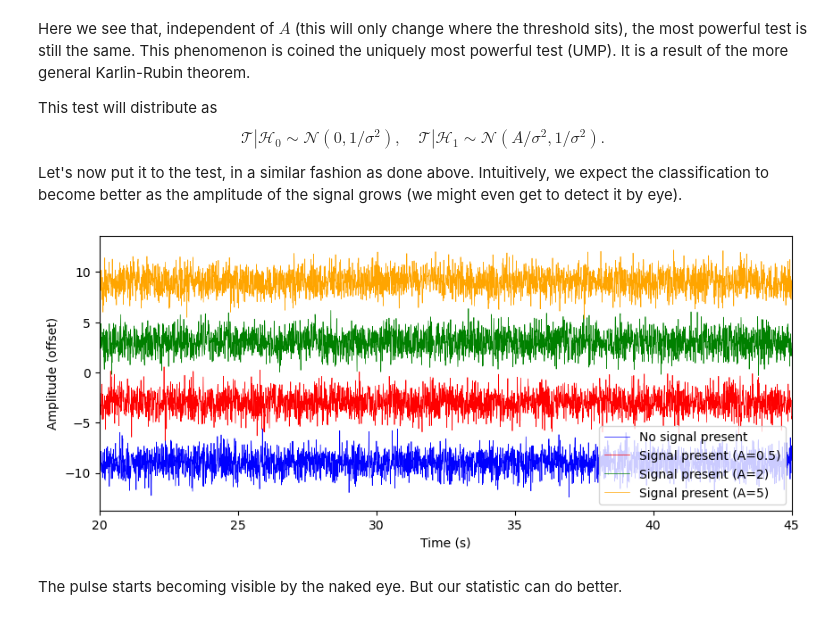
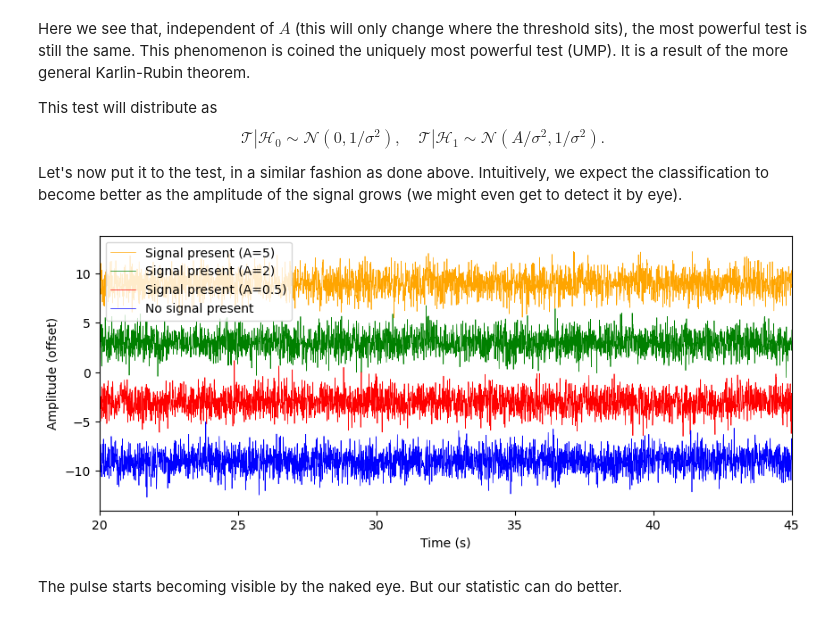
Before and after one commit to sancholp/signal-processing, a Jupyter notebook: 1. signal_detection_basics.ipynb, the cells around one changed output. Saved outputs shown, nothing was run; the diff lists cells and outputs as text; code cells hidden in the pictures.

```diff
--- a/1. signal_detection_basics.ipynb
+++ b/1. signal_detection_basics.ipynb
@@ -260,33 +260,33 @@ Let's now put it to the test, in a similar fashion as done above. Intuitively, w
 # %%
 # Template parameters
 center = 32 * s
 width = 0.5 * s
 h = boxcar_pulse(t_grid, center, width)
 
 # Noise parameters
 sigma = 1
 
 # Simulation parameters
 N_repetitions = 10000
 
 
 d_no_signal = np.random.normal(0, sigma, (N_repetitions, len(t_grid)))
 d_05 = 0.5 * h + np.random.normal(0, sigma, (N_repetitions, len(t_grid)))
 d_2 = 2 * h + np.random.normal(0, sigma, (N_repetitions, len(t_grid)))
 d_5 = 5 * h + np.random.normal(0, sigma, (N_repetitions, len(t_grid)))
 
 plt.figure(figsize=(10, 4))
+plt.plot(t_grid, d_5[0] + 9, label='Signal present (A=5)', lw=0.5, c='orange')
+plt.plot(t_grid, d_2[0] + 3, label='Signal present (A=2)', lw=0.5, c='green')
+plt.plot(t_grid, d_05[0] - 3, label='Signal present (A=0.5)', lw=0.5, c='red')
 plt.plot(t_grid, d_no_signal[0] - 9, label='No signal present', lw=0.5, c='blue')
-plt.plot(t_grid, d_05[0] - 3, label='Signal present (A=0.5)', lw=0.5, c='red')
-plt.plot(t_grid, d_2[0] + 3, label='Signal present (A=2)', lw=0.5, c='green')
-plt.plot(t_grid, d_5[0] + 9, label='Signal present (A=5)', lw=0.5, c='orange')
 plt.xlabel('Time (s)')
 plt.ylabel('Amplitude (offset)')
 plt.xlim(20, 45)
-plt.legend()
+plt.legend(loc='upper left')
 plt.show()
 # %% [output]
-[figure, old version]
+[figure, new version]
 # %% [markdown]
 The pulse starts becoming visible by the naked eye. But our statistic can do better.
 # %%
```
Also changed, not shown: parts of 11 cells of this notebook, 1 other file.
